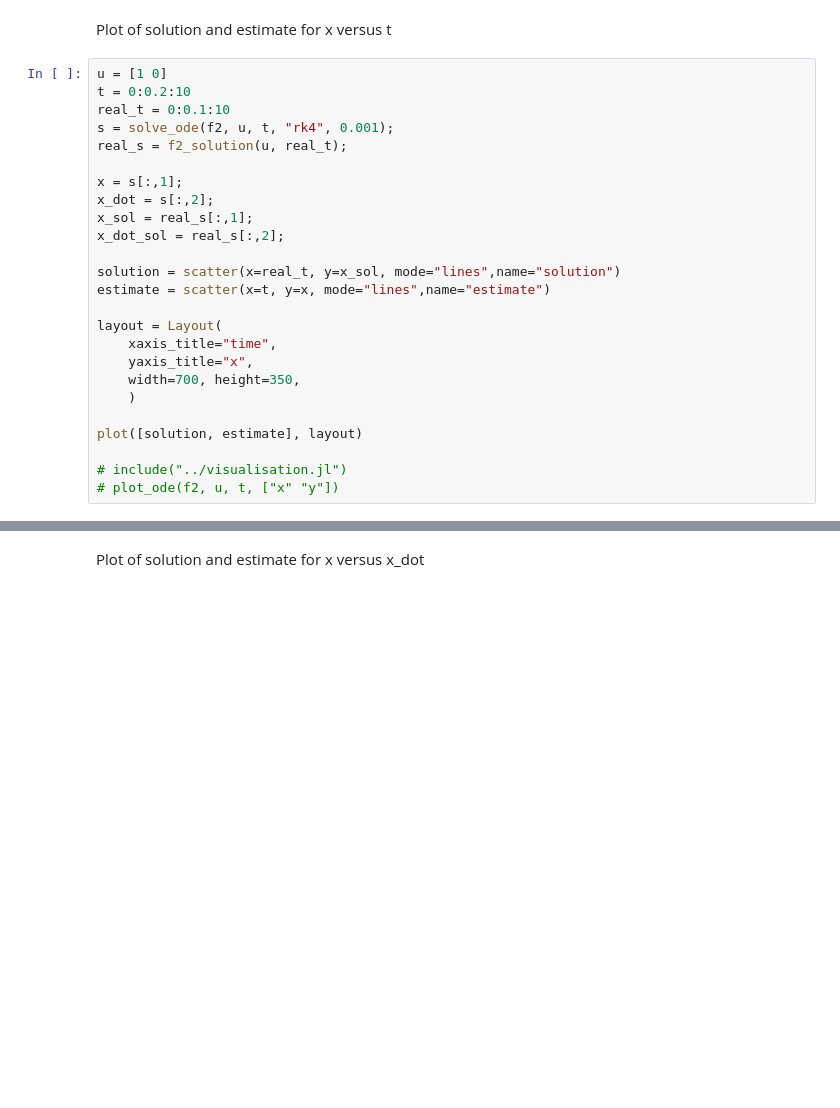
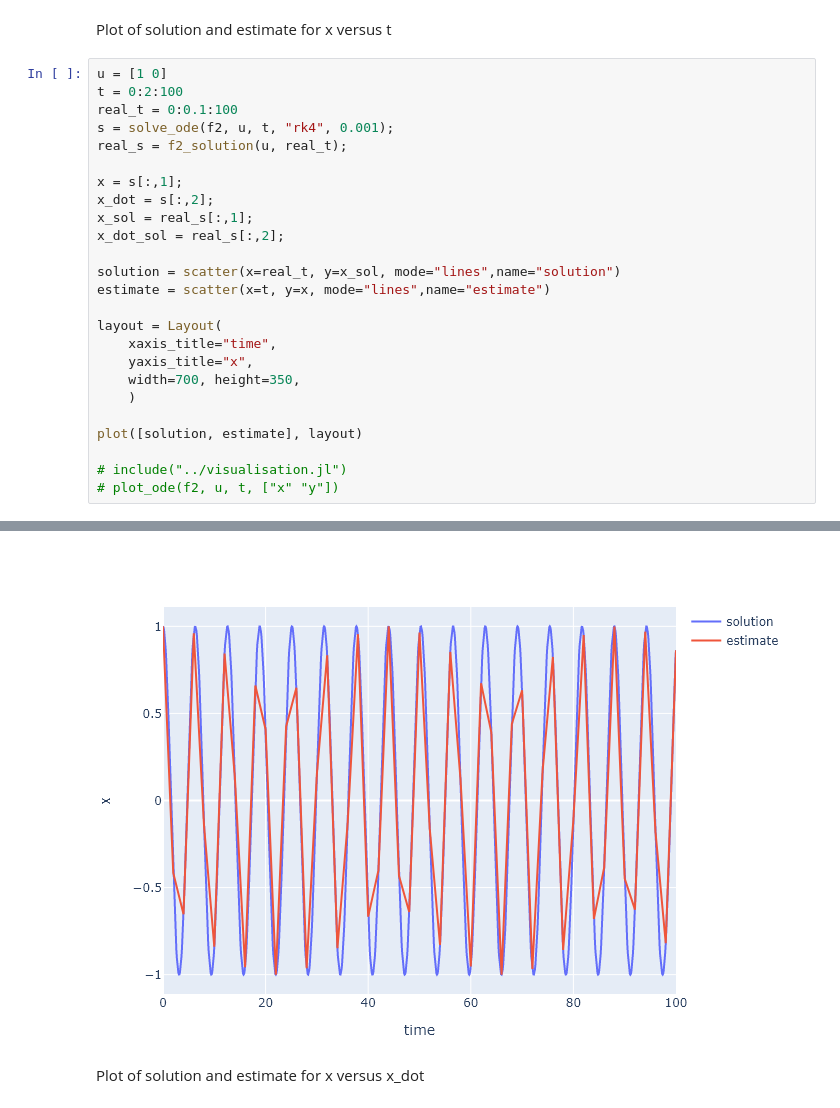
Before and after one commit to crispianm/SciComp, a Jupyter notebook: examples/ODE_assignment.ipynb, the cells around one changed output, grey strips where cells are left out. Drawn from its saved outputs; the diff is of its cells as text; blank space fills up the shorter version.

```diff
--- a/examples/ODE_assignment.ipynb
+++ b/examples/ODE_assignment.ipynb
@@ -208,8 +208,8 @@ x_dot_sol = real_s[:,2];
 Plot of solution and estimate for x versus t
 # %%
 u = [1 0]
-t = 0:0.2:10
-real_t = 0:0.1:10
+t = 0:2:100
+real_t = 0:0.1:100
 s = solve_ode(f2, u, t, "rk4", 0.001);
 real_s = f2_solution(u, real_t);
 
@@ -236,3 +235,4 @@ plot([solution, estimate], layout)
+[figure, added]
 # %% [markdown]
 Plot of solution and estimate for x versus x_dot
 # %%
```
Also changed, not shown: parts of 3 cells of this notebook, 6 other files.
